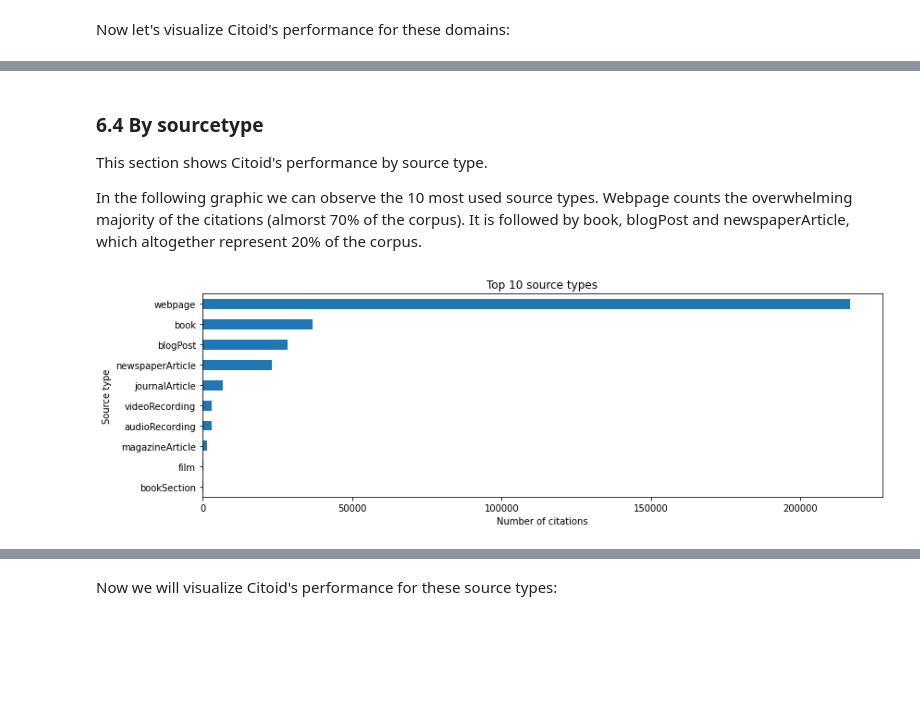
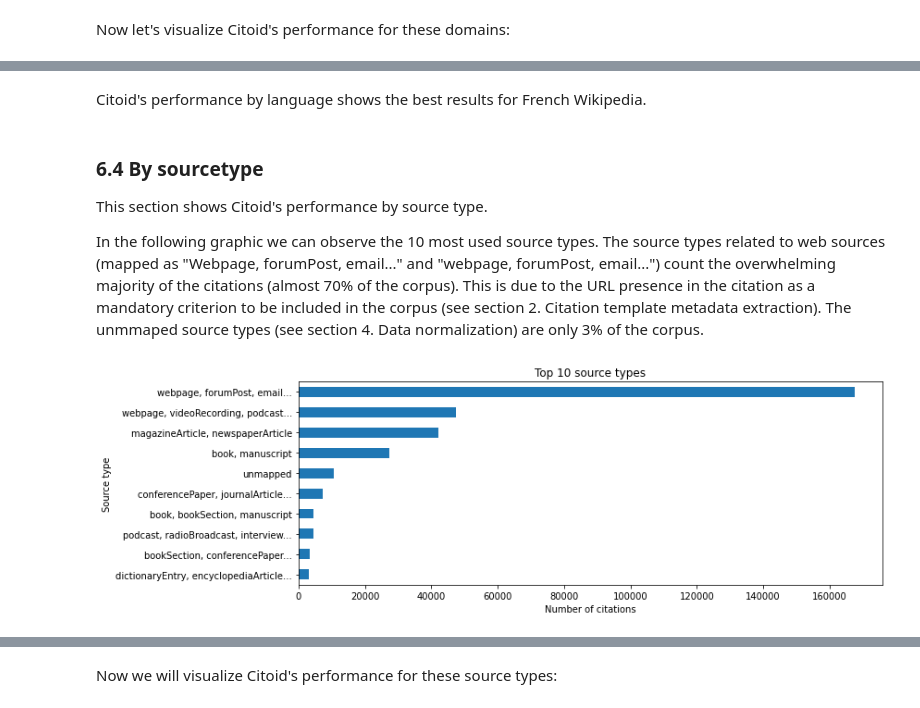
Before and after one commit to hdlabconicet/Web2Cit-research, a Jupyter notebook: understand-citoid-coverage.ipynb, the cells around one changed output, grey strips where cells are left out. Drawn from its saved outputs; the diff is of its cells as text; code cells hidden in the pictures; blank space fills up the shorter version.

```diff
--- a/understand-citoid-coverage.ipynb
+++ b/understand-citoid-coverage.ipynb
@@ -1492,7 +1496,7 @@ The majority of the citations received ~5 correct answers of 7, followed by ~3 c
 
 In this section, we present the results of Citoid's evaluation by domain.
 # %%
-scores['domain'] = scores['url'].map(lambda x : urlparse(x).netloc)
+scores['domain'] = scores['url'].map(lambda x : urllib.parse.urlparse(x).netloc)
 # %%
 domain_counts = scores["domain"].value_counts()
 print(f"There are {len(domain_counts)} different domains in our corpus")
@@ -1561,18 +1585,34 @@ plt.show()
+# %% [markdown]
+Citoid's performance by language shows the best results for French Wikipedia.
 # %% [markdown]
 ### 6.4 By sourcetype
 
 This section shows Citoid's performance by source type.
 
-In the following graphic we can observe the 10 most used source types. Webpage counts the overwhelming majority of the citations (almorst 70% of the corpus). It is followed by book, blogPost and newspaperArticle, which altogether represent 20% of the corpus.
+In the following graphic we can observe the 10 most used source types. The source types related to web sources (mapped as "Webpage, forumPost, email..." and "webpage, forumPost, email...") count the overwhelming majority of the citations (almost 70% of the corpus). This is due to the URL presence in the citation as a mandatory criterion to be included in the corpus (see section 2. Citation template metadata extraction). The unmmaped source types (see section 4. Data normalization) are only 3% of the corpus.
+# %%
+top_sources = scores["source_type_manual"].value_counts().head(10).sort_values()
+# %%
+source_type_show = {
+    "['conferencePaper', 'dictionaryEntry', 'encyclopediaArticle', 'journalArticle', 'presentation', 'report', 'thesis']": "dictionaryEntry, encyclopediaArticle...",
+    "['bookSection', 'conferencePaper', 'dictionaryEntry', 'encyclopediaArticle', 'journalArticle', 'magazineArticle', 'newspaperArticle', 'presentation', 'report', 'thesis']": "bookSection, conferencePaper...",
+    "['artwork', 'audioRecording', 'bill', 'bookSection', 'case', 'computerProgram', 'dictionaryEntry', 'document', 'encyclopediaArticle', 'film', 'hearing', 'instantMessage', 'interview', 'letter', 'map', 'podcast', 'radioBroadcast', 'statute', 'tvBroadcast', 'videoRecording']": "podcast, radioBroadcast, interview...",
+    "['book', 'bookSection', 'manuscript']": "book, bookSection, manuscript",
+    "['conferencePaper', 'journalArticle', 'presentation', 'report']": "conferencePaper, journalArticle...",
+    "[]":"unmapped",
+    "['book', 'manuscript']": "book, manuscript",
+    "['magazineArticle', 'newspaperArticle']": "magazineArticle, newspaperArticle",
+    "['blogPost', 'email', 'forumPost', 'podcast', 'videoRecording', 'webpage']": "webpage, videoRecording, podcast...",
+    "['blogPost', 'email', 'forumPost', 'webpage']":"webpage, forumPost, email..."}
+# %%
+top_sources_for_plot = top_sources.rename(index=source_type_show)
 # %%
-top_sources = scores["source_type_citoid"].value_counts().head(10).sort_values()
-
-ax = top_sources.plot(figsize=[12,4], title="Top 10 source types", legend=False, kind="barh")
+ax = top_sources_for_plot.plot(figsize=[12,4], title="Top 10 source types", legend=False, kind="barh")
 ax.set_ylabel("Source type")
 ax.set_xlabel("Number of citations")
 
 plt.tight_layout()
 plt.savefig("plots/top_sourcetypes.png")
 plt.show()
 # %% [output]
-[figure, old version]
+[figure, new version]
```
Also changed, not shown: parts of 29 cells of this notebook, 7 other files.
